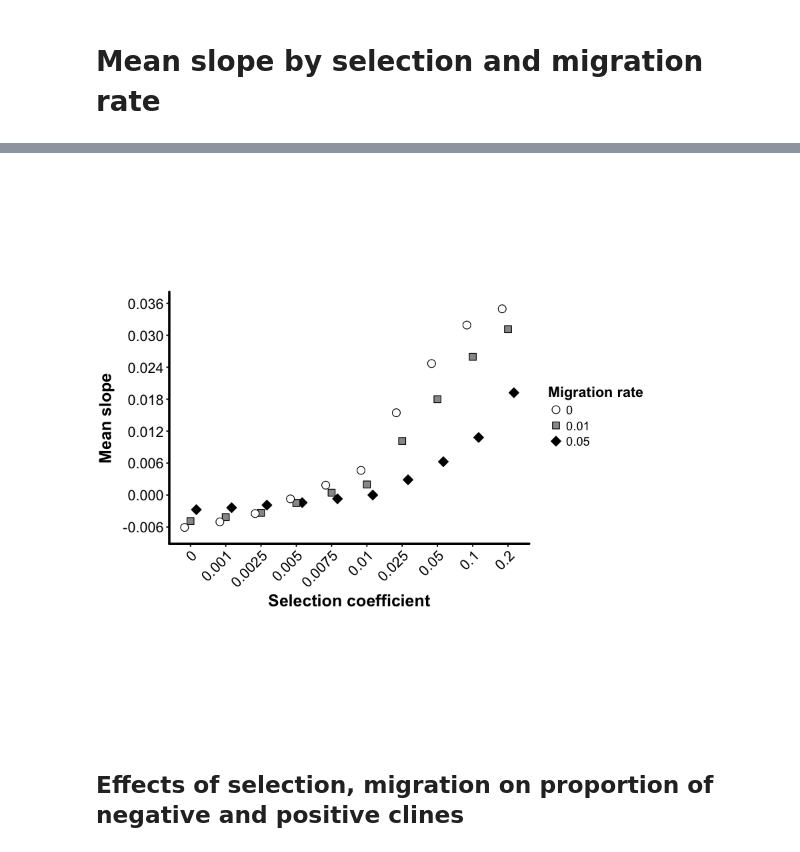
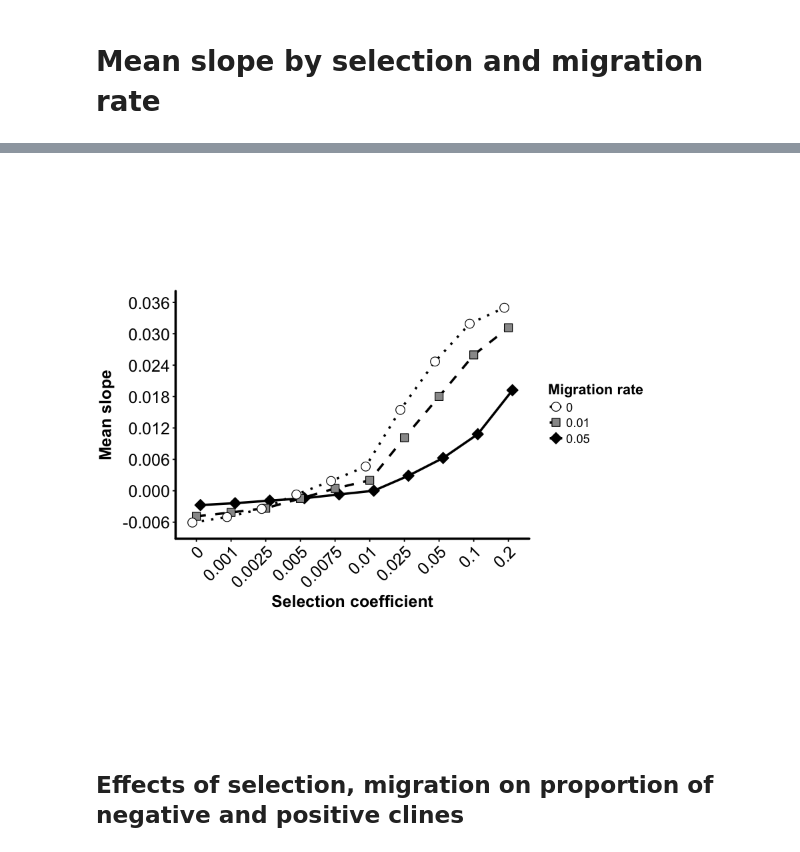
Before and after one commit to James-S-Santangelo/Simulating-Evolutionary-Clines-SEC-, a Jupyter notebook: SEC_Notebooks/R_Notebooks/allFill_Kvary_U-R_Selection.ipynb, the cells around one changed output, grey strips where cells are left out. Cells and saved outputs as stored; diff of their text form; code cells hidden in the pictures.

Commit message:
Changed remaining figure in Results and incorporated Rob's comments into text

```diff
--- a/SEC_Notebooks/R_Notebooks/allFill_Kvary_U-R_Selection.ipynb
+++ b/SEC_Notebooks/R_Notebooks/allFill_Kvary_U-R_Selection.ipynb
@@ -95,8 +77,8 @@ ng1=theme(aspect.ratio=0.7,panel.background = element_blank(),
           axis.title=element_text(color="black",size=1),
           axis.title.y=element_text(vjust=2,face="bold",size=15),
           axis.title.x=element_text(vjust=0.1,face="bold",size=15),
-          axis.text.x=element_text(size=13),
-          axis.text.y=element_text(size=13),
+          axis.text.x=element_text(size=15),
+          axis.text.y=element_text(size=15),
           legend.position = "right", legend.direction="vertical",
           legend.text=element_text(size=11), legend.key = element_rect(fill = "white"),
           legend.title = element_text(size=13,face="bold"),legend.key.size = unit(0.5, "cm"))
@@ -112,8 +94,8 @@ ng1.45=theme(aspect.ratio=0.7,panel.background = element_blank(),
           axis.title=element_text(color="black",size=1),
           axis.title.y=element_text(vjust=2,face="bold",size=15),
           axis.title.x=element_text(vjust=0.1,face="bold",size=15),
-          axis.text.x=element_text(size=13,angle=45,hjust=1),
-          axis.text.y=element_text(size=13),
+          axis.text.x=element_text(size=15,angle=45,hjust=1),
+          axis.text.y=element_text(size=15),
           legend.position = "right", legend.direction="vertical",
           legend.text=element_text(size=11), legend.key = element_rect(fill = "white"),
           legend.title = element_text(size=13,face="bold"),legend.key.size = unit(0.5, "cm"))
@@ -122,18 +124,18 @@ ng1.45=theme(aspect.ratio=0.7,panel.background = element_blank(),
 # %%
 MeanSlope_UR_Sel_Mig <- ggplot(MeansProps_Gen250, aes(x = max_s, y = mean, group = factor(Mig_rate))) +
     geom_errorbar(aes(ymin = mean - ci_mean, ymax = mean + ci_mean), width=0.15, size=0.7,
-    position = position_dodge(width = 0.5)) +
-    geom_point(size = 3, aes(fill = factor(Mig_rate), shape = factor(Mig_rate)), position = position_dodge(width = 0.5)) +
-#     geom_line(size = 1, aes(linetype = factor(Mig_rate)), position = position_dodge(width = 0.5)) +
+    position = position_dodge(width = 0.35)) +
+    geom_line(size = 1, aes(linetype = factor(Mig_rate)), position = position_dodge(width = 0.35)) +
+    geom_point(size = 3.5, aes(fill = factor(Mig_rate), shape = factor(Mig_rate)), position = position_dodge(width = 0.35)) +
     scale_shape_manual(labels = c("0", "0.01", "0.05"), values = c(21, 22, 23)) +
     scale_fill_manual(labels = c("0", "0.01", "0.05"), values = c("white", "grey60", "black")) +
     scale_linetype_manual(labels = c("0", "0.01", "0.05"), values = c("dotted", "dashed", "solid")) +
     ylab("Mean slope") + xlab("Selection coefficient") +
     coord_cartesian(ylim = c(-0.007, 0.036)) + scale_y_continuous(breaks = seq(from = -0.006, to = 0.036, by = 0.006)) +
     labs(fill = "Migration rate", shape = "Migration rate", linetype = "Migration rate") + ng1.45
 MeanSlope_UR_Sel_Mig
 # %% [output]
-[figure, old version]
+[figure, new version]
 # %% [markdown]
 ## Effects of selection, migration on proportion of negative and positive clines
 # %%
```
Also changed, not shown: parts of 5 cells of this notebook, 10 other files.
